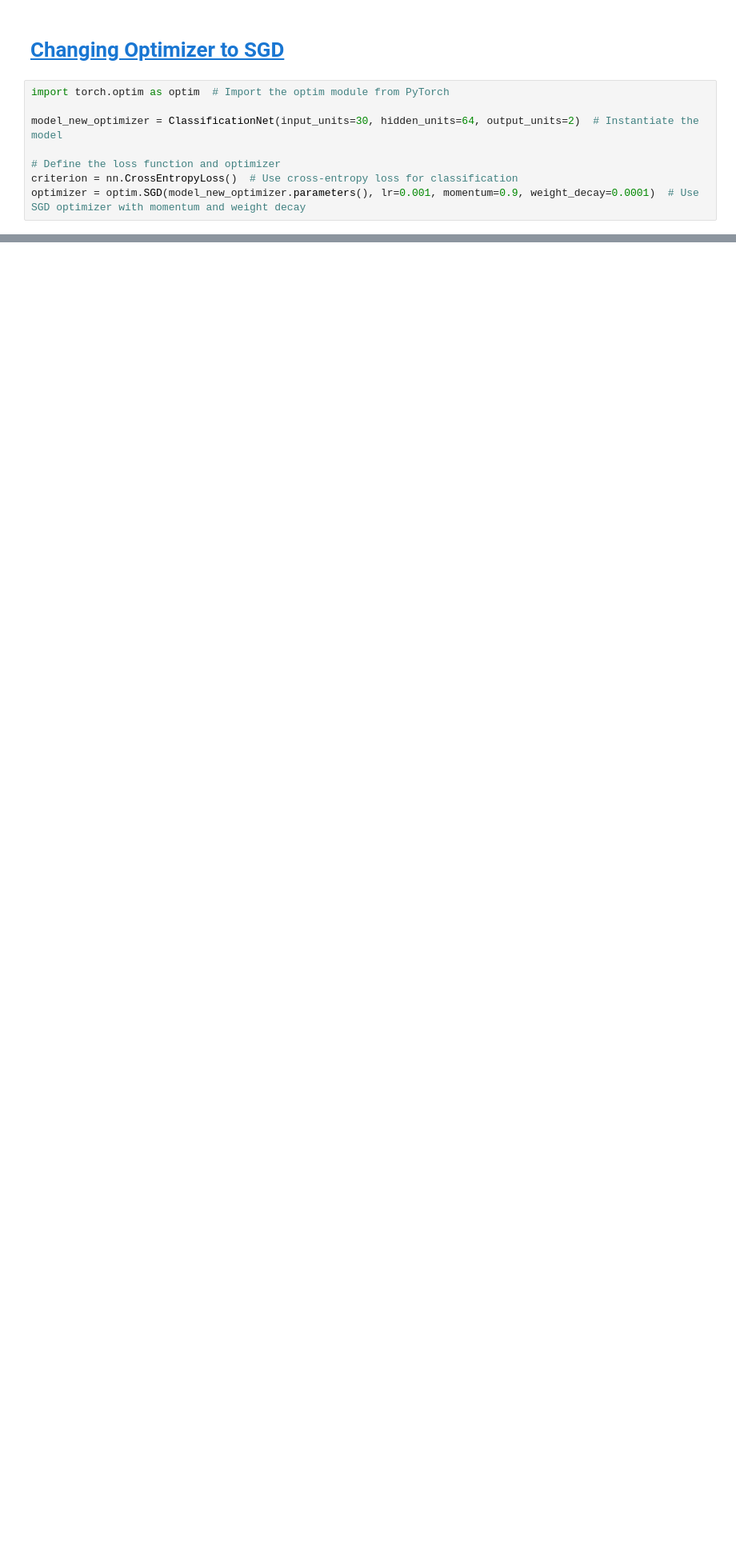
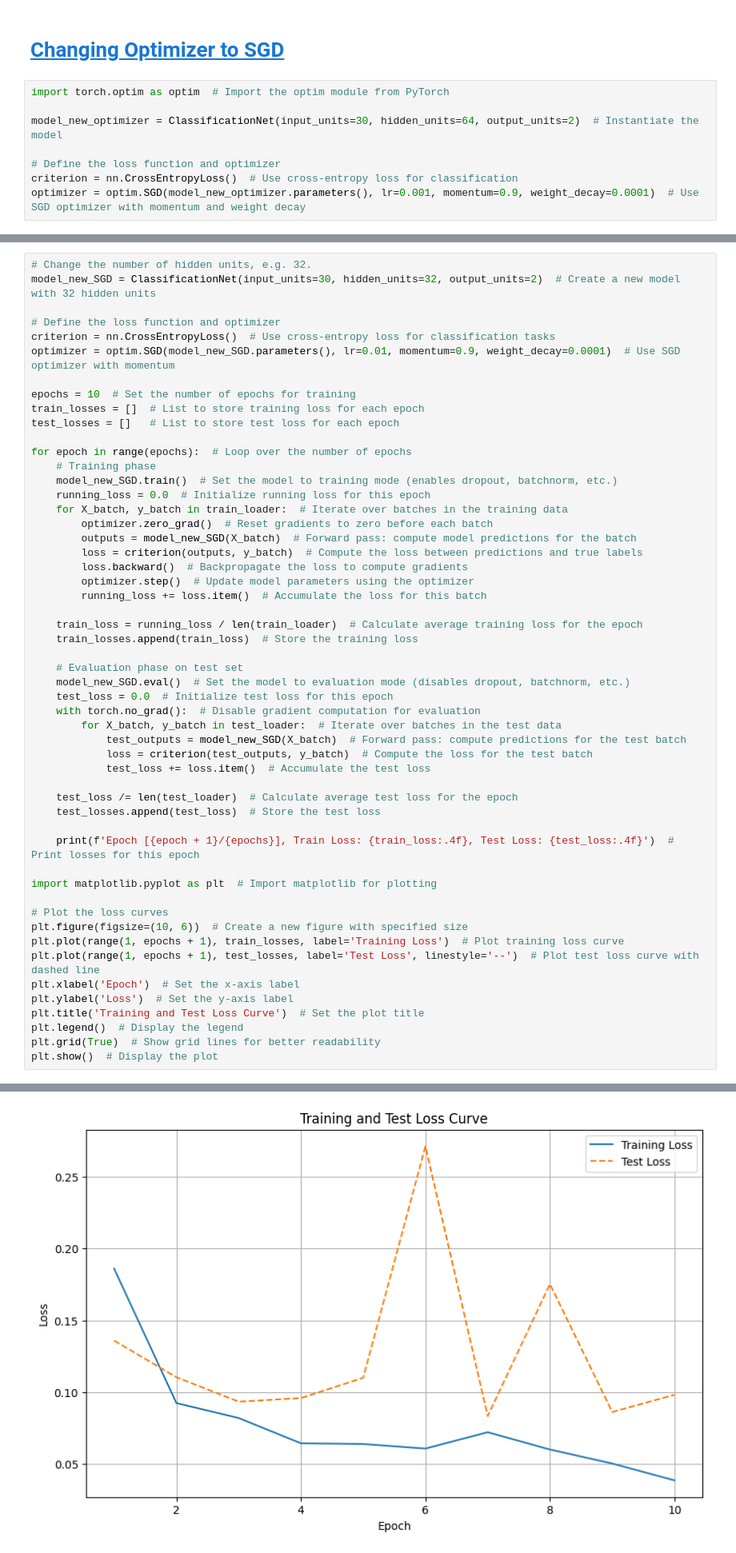
Before and after one commit to usafhulk/deep-neural-network-breast-cancer-classification, a Jupyter notebook: Deep Neural Network for Breast Cancer Classification v_2.ipynb, the cells around one changed output, grey strips where cells are left out. Shown at 80% size. Saved outputs shown, nothing was run; the diff lists cells and outputs as text; blank space fills up the shorter version.

```diff
--- a/Deep Neural Network for Breast Cancer Classification v_2.ipynb
+++ b/Deep Neural Network for Breast Cancer Classification v_2.ipynb
@@ -358,0 +430,54 @@ Epoch [10/10], Train Loss: 0.0802, Test Loss: 0.1165
+# %%
+# Change the number of hidden units, e.g. 32.
+model_new_SGD = ClassificationNet(input_units=30, hidden_units=32, output_units=2)  # Create a new model with 32 hidden units
+
+# Define the loss function and optimizer
+criterion = nn.CrossEntropyLoss()  # Use cross-entropy loss for classification tasks
+optimizer = optim.SGD(model_new_SGD.parameters(), lr=0.01, momentum=0.9, weight_decay=0.0001)  # Use SGD optimizer with momentum
+
+epochs = 10  # Set the number of epochs for training
+train_losses = []  # List to store training loss for each epoch
+test_losses = []   # List to store test loss for each epoch
+
+for epoch in range(epochs):  # Loop over the number of epochs
+    # Training phase
+    model_new_SGD.train()  # Set the model to training mode (enables dropout, batchnorm, etc.)
+    running_loss = 0.0  # Initialize running loss for this epoch
+    for X_batch, y_batch in train_loader:  # Iterate over batches in the training data
+        optimizer.zero_grad()  # Reset gradients to zero before each batch
+        outputs = model_new_SGD(X_batch)  # Forward pass: compute model predictions for the batch
+        loss = criterion(outputs, y_batch)  # Compute the loss between predictions and true labels
+        loss.backward()  # Backpropagate the loss to compute gradients
+        optimizer.step()  # Update model parameters using the optimizer
+        running_loss += loss.item()  # Accumulate the loss for this batch
+
+    train_loss = running_loss / len(train_loader)  # Calculate average training loss for the epoch
+    train_losses.append(train_loss)  # Store the training loss
+
+    # Evaluation phase on test set
+    model_new_SGD.eval()  # Set the model to evaluation mode (disables dropout, batchnorm, etc.)
+    test_loss = 0.0  # Initialize test loss for this epoch
+    with torch.no_grad():  # Disable gradient computation for evaluation
+        for X_batch, y_batch in test_loader:  # Iterate over batches in the test data
+            test_outputs = model_new_SGD(X_batch)  # Forward pass: compute predictions for the test batch
+            loss = criterion(test_outputs, y_batch)  # Compute the loss for the test batch
+            test_loss += loss.item()  # Accumulate the test loss
+
+    test_loss /= len(test_loader)  # Calculate average test loss for the epoch
+    test_losses.append(test_loss)  # Store the test loss
+
+    print(f'Epoch [{epoch + 1}/{epochs}], Train Loss: {train_loss:.4f}, Test Loss: {test_loss:.4f}')  # Print losses for this epoch
+
+import matplotlib.pyplot as plt  # Import matplotlib for plotting
+
+# Plot the loss curves
+plt.figure(figsize=(10, 6))  # Create a new figure with specified size
+plt.plot(range(1, epochs + 1), train_losses, label='Training Loss')  # Plot training loss curve
+plt.plot(range(1, epochs + 1), test_losses, label='Test Loss', linestyle='--')  # Plot test loss curve with dashed line
+plt.xlabel('Epoch')  # Set the x-axis label
+plt.ylabel('Loss')  # Set the y-axis label
+plt.title('Training and Test Loss Curve')  # Set the plot title
+plt.legend()  # Display the legend
+plt.grid(True)  # Show grid lines for better readability
+plt.show()  # Display the plot
+# %% [output]
@@ -358,0 +494 @@ Epoch [10/10], Train Loss: 0.0802, Test Loss: 0.1165
+[figure, added]
```
Also changed, not shown: parts of 20 cells of this notebook.
